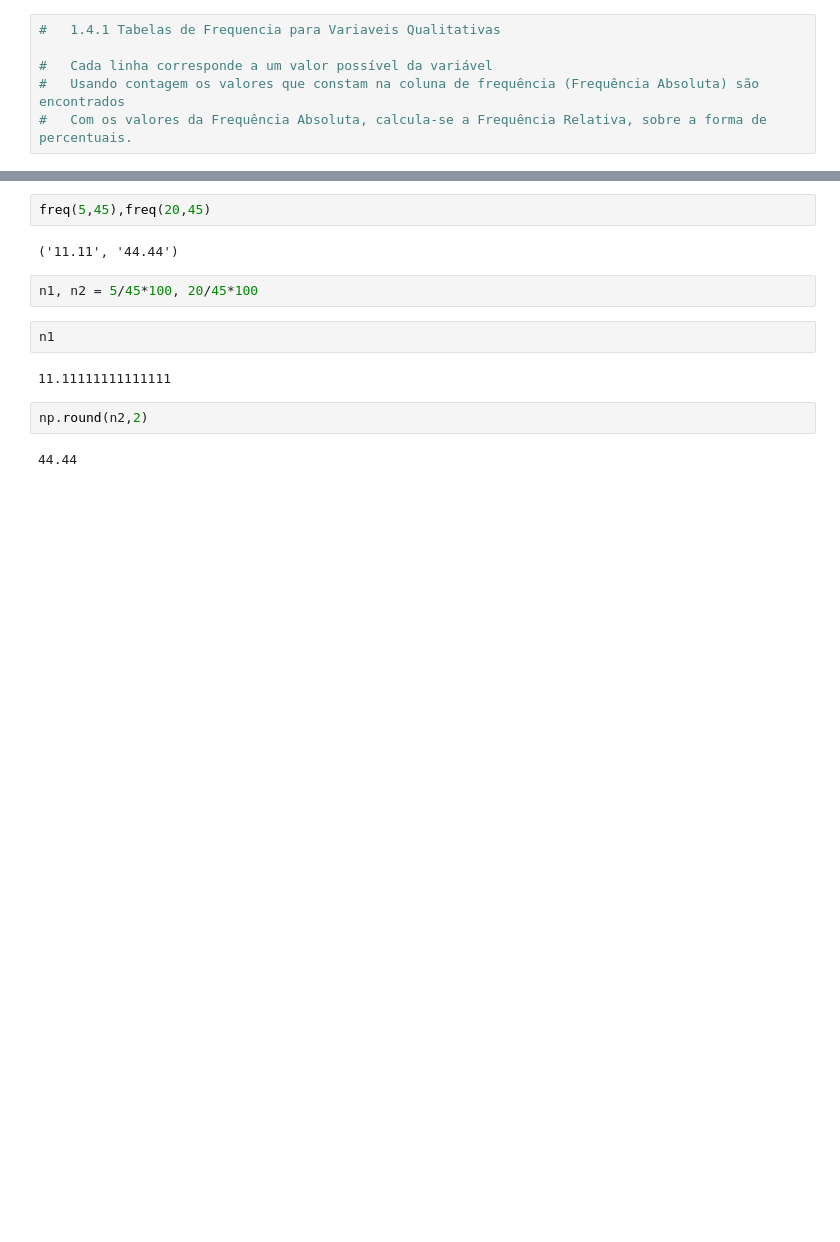
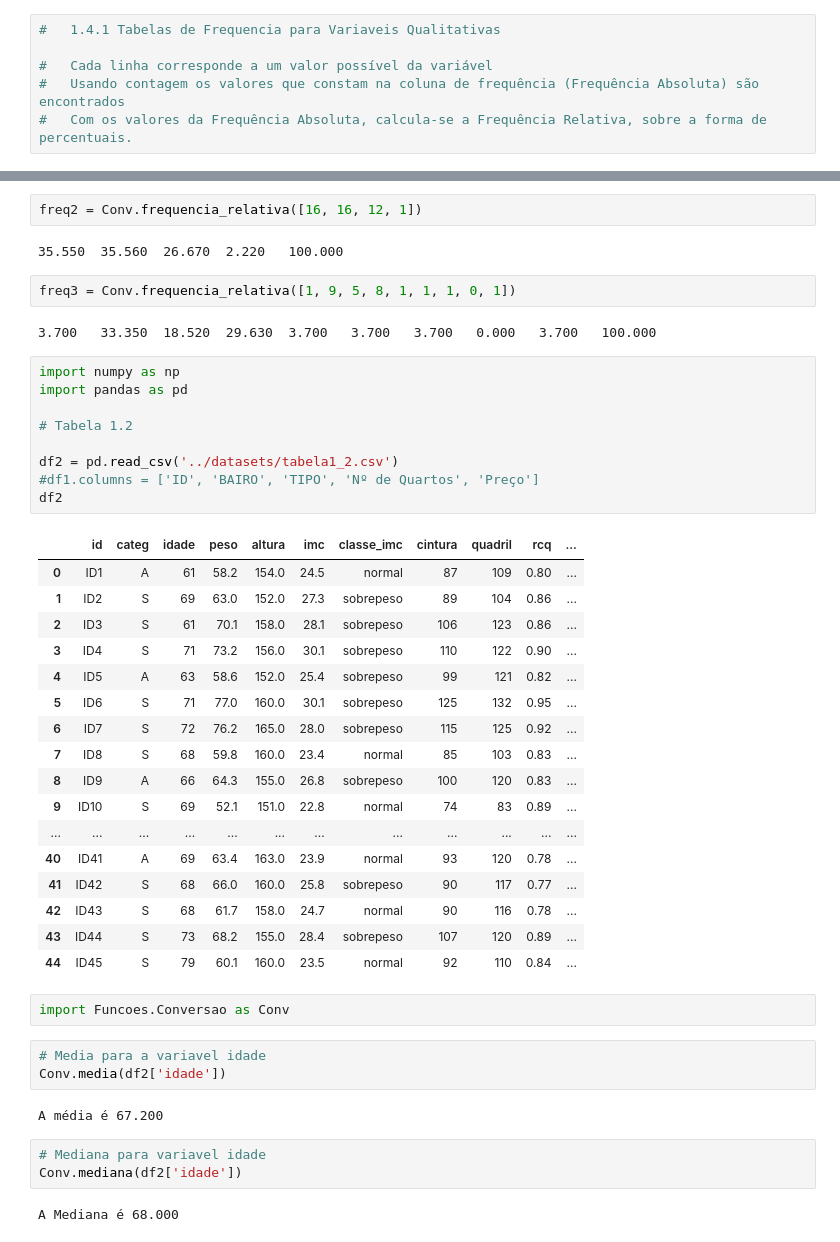
Before and after one commit to jmarcosfelix/arte-de-trabalhar-com-dados, a Jupyter notebook: Notebooks/cap01.ipynb, the cells around one changed output, grey strips where cells are left out. Saved outputs shown, nothing was run; the diff lists cells and outputs as text; blank space fills up the shorter version.

```diff
--- a/Notebooks/cap01.ipynb
+++ b/Notebooks/cap01.ipynb
@@ -53,14 +54,47 @@ print(freq1, np.sum(freq1))
 # %%
-freq(5,45),freq(20,45)
+freq2 = Conv.frequencia_relativa([16, 16, 12, 1])
 # %% [output]
-('11.11', '44.44')
+35.550  35.560  26.670  2.220   100.000
-# %%
-n1, n2 = 5/45*100, 20/45*100
-# %%
-n1
-# %% [output]
-11.11111111111111
-# %%
-np.round(n2,2)
-# %% [output]
-44.44
+# %%
+freq3 = Conv.frequencia_relativa([1, 9, 5, 8, 1, 1, 1, 0, 1])
+# %% [output]
+3.700   33.350  18.520  29.630  3.700   3.700   3.700   0.000   3.700   100.000
+# %%
+import numpy as np
+import pandas as pd
+
+# Tabela 1.2
+
+df2 = pd.read_csv('../datasets/tabela1_2.csv')
+#df1.columns = ['ID', 'BAIRO', 'TIPO', 'Nº de Quartos', 'Preço']
+df2
+# %% [output]
+|  | id | categ | idade | peso | altura | imc | classe_imc | cintura | quadril | rcq | ... |
+| 0 | ID1 | A | 61 | 58.2 | 154.0 | 24.5 | normal | 87 | 109 | 0.80 | ... |
+| 1 | ID2 | S | 69 | 63.0 | 152.0 | 27.3 | sobrepeso | 89 | 104 | 0.86 | ... |
+| 2 | ID3 | S | 61 | 70.1 | 158.0 | 28.1 | sobrepeso | 106 | 123 | 0.86 | ... |
+| 3 | ID4 | S | 71 | 73.2 | 156.0 | 30.1 | sobrepeso | 110 | 122 | 0.90 | ... |
+| 4 | ID5 | A | 63 | 58.6 | 152.0 | 25.4 | sobrepeso | 99 | 121 | 0.82 | ... |
+| 5 | ID6 | S | 71 | 77.0 | 160.0 | 30.1 | sobrepeso | 125 | 132 | 0.95 | ... |
+| 6 | ID7 | S | 72 | 76.2 | 165.0 | 28.0 | sobrepeso | 115 | 125 | 0.92 | ... |
+| 7 | ID8 | S | 68 | 59.8 | 160.0 | 23.4 | normal | 85 | 103 | 0.83 | ... |
+| 8 | ID9 | A | 66 | 64.3 | 155.0 | 26.8 | sobrepeso | 100 | 120 | 0.83 | ... |
+| 9 | ID10 | S | 69 | 52.1 | 151.0 | 22.8 | normal | 74 | 83 | 0.89 | ... |
+| ... | ... | ... | ... | ... | ... | ... | ... | ... | ... | ... | ... |
+| 40 | ID41 | A | 69 | 63.4 | 163.0 | 23.9 | normal | 93 | 120 | 0.78 | ... |
+| 41 | ID42 | S | 68 | 66.0 | 160.0 | 25.8 | sobrepeso | 90 | 117 | 0.77 | ... |
+| 42 | ID43 | S | 68 | 61.7 | 158.0 | 24.7 | normal | 90 | 116 | 0.78 | ... |
+| 43 | ID44 | S | 73 | 68.2 | 155.0 | 28.4 | sobrepeso | 107 | 120 | 0.89 | ... |
+| 44 | ID45 | S | 79 | 60.1 | 160.0 | 23.5 | normal | 92 | 110 | 0.84 | ... |
+# %%
+import Funcoes.Conversao as Conv
+# %%
+# Media para a variavel idade
+Conv.media(df2['idade'])
+# %% [output]
+A média é 67.200
+# %%
+# Mediana para variavel idade
+Conv.mediana(df2['idade'])
+# %% [output]
+A Mediana é 68.000
```
Also changed, not shown: parts of 18 cells of this notebook, 3 other files.
